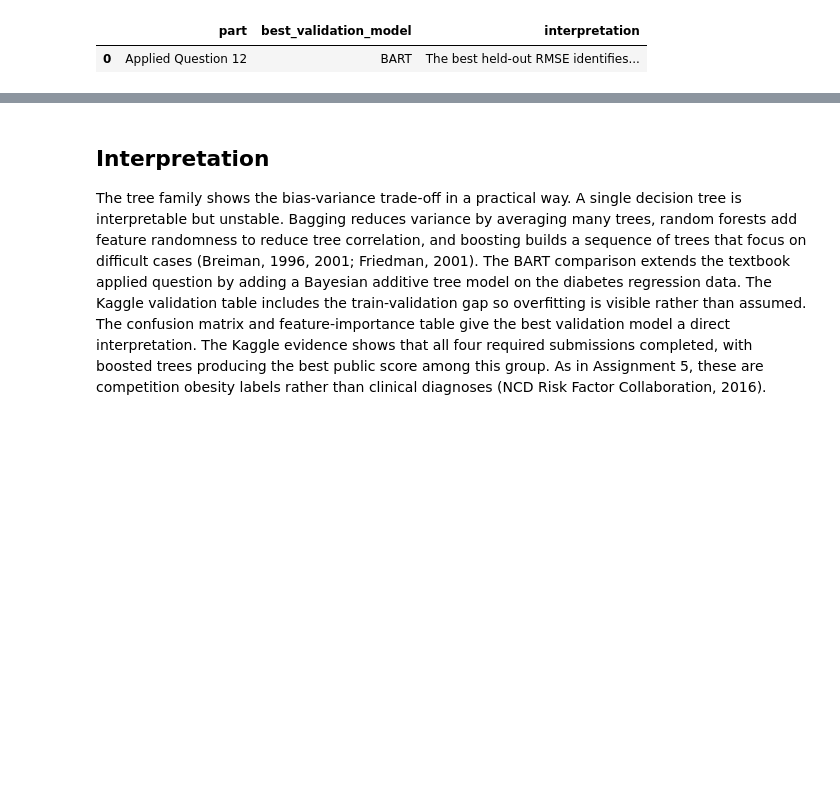
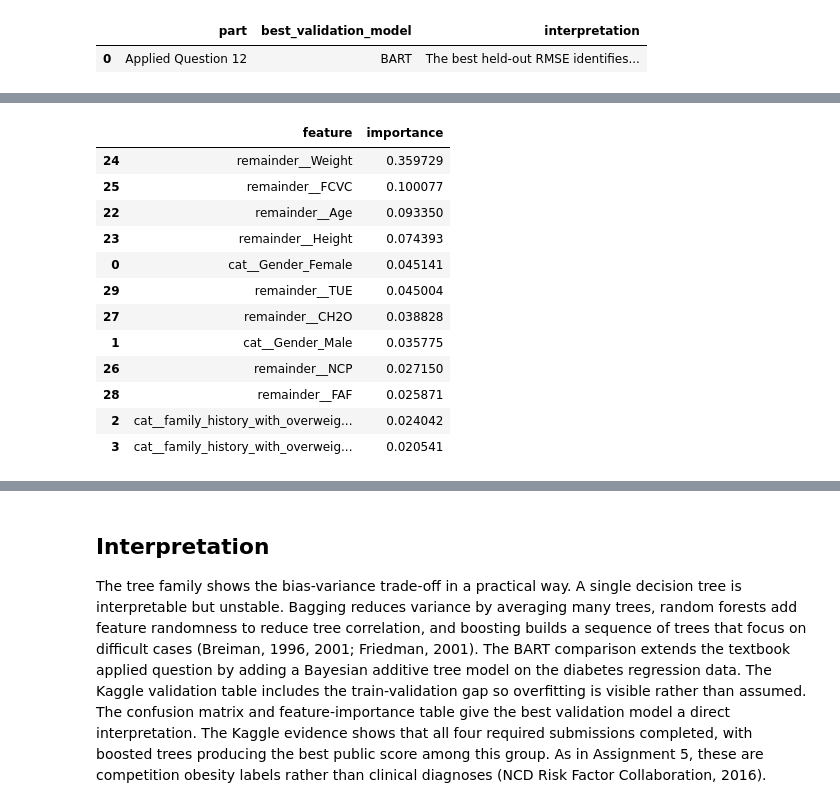
Before and after one commit to maldo81/dds-8555-predictive-analysis, a Jupyter notebook: Week 6/Assignment 6/MaldonadoJDDS8555-6.ipynb, the cells around one changed output, grey strips where cells are left out. Cells and saved outputs as stored; diff of their text form; code cells hidden in the pictures; blank space fills up the shorter version.

```diff
--- a/Week 6/Assignment 6/MaldonadoJDDS8555-6.ipynb
+++ b/Week 6/Assignment 6/MaldonadoJDDS8555-6.ipynb
@@ -212,0 +155,19 @@ The Kaggle tree table should be read as four separate submissions.  The decision
+# %%
+bagging_model = Pipeline([
+    ("pre", pre),
+    ("model", BaggingClassifier(estimator=base_tree, n_estimators=80, random_state=RANDOM_STATE, n_jobs=1)),
+])
+bagging_model.fit(X_train, y_train)
+bagging_train_pred = bagging_model.predict(X_train)
+bagging_pred = bagging_model.predict(X_valid)
+bagging_train_accuracy = accuracy_score(y_train, bagging_train_pred)
+bagging_accuracy = accuracy_score(y_valid, bagging_pred)
+bagging_balanced = balanced_accuracy_score(y_valid, bagging_pred)
+display(pd.DataFrame({
+    "model": ["Bagging"],
+    "train_accuracy": [bagging_train_accuracy],
+    "validation_accuracy": [bagging_accuracy],
+    "balanced_accuracy": [bagging_balanced],
+    "generalization_gap": [bagging_train_accuracy - bagging_accuracy],
+    "submission_file": ["A6_bagging_playground_series_s4e2.csv"],
+}))
@@ -212,0 +183,26 @@ The Kaggle tree table should be read as four separate submissions.  The decision
+# %%
+rf_model = Pipeline([
+    ("pre", pre),
+    ("model", RandomForestClassifier(n_estimators=150, max_depth=12, random_state=RANDOM_STATE, n_jobs=1)),
+])
+rf_model.fit(X_train, y_train)
+rf_train_pred = rf_model.predict(X_train)
+rf_pred = rf_model.predict(X_valid)
+rf_train_accuracy = accuracy_score(y_train, rf_train_pred)
+rf_accuracy = accuracy_score(y_valid, rf_pred)
+rf_balanced = balanced_accuracy_score(y_valid, rf_pred)
+rf_feature_names = rf_model.named_steps["pre"].get_feature_names_out()
+rf_importance = pd.DataFrame({
+    "feature": rf_feature_names,
+    "importance": rf_model.named_steps["model"].feature_importances_,
+}).sort_values("importance", ascending=False).head(12)
+display(pd.DataFrame({
+    "model": ["Random forest"],
+    "train_accuracy": [rf_train_accuracy],
+    "validation_accuracy": [rf_accuracy],
+    "balanced_accuracy": [rf_balanced],
+    "generalization_gap": [rf_train_accuracy - rf_accuracy],
+    "submission_file": ["A6_random_forest_playground_series_s4e2.csv"],
+}))
+display(rf_importance)
+# %% [output]
@@ -212,0 +211,13 @@ The Kaggle tree table should be read as four separate submissions.  The decision
+|  | feature | importance |
+| 24 | remainder__Weight | 0.359729 |
+| 25 | remainder__FCVC | 0.100077 |
+| 22 | remainder__Age | 0.093350 |
+| 23 | remainder__Height | 0.074393 |
+| 0 | cat__Gender_Female | 0.045141 |
+| 29 | remainder__TUE | 0.045004 |
+| 27 | remainder__CH2O | 0.038828 |
+| 1 | cat__Gender_Male | 0.035775 |
+| 26 | remainder__NCP | 0.027150 |
+| 28 | remainder__FAF | 0.025871 |
+| 2 | cat__family_history_with_overweig... | 0.024042 |
+| 3 | cat__family_history_with_overweig... | 0.020541 |
```
Also changed, not shown: parts of 20 cells of this notebook, 11 other files.
